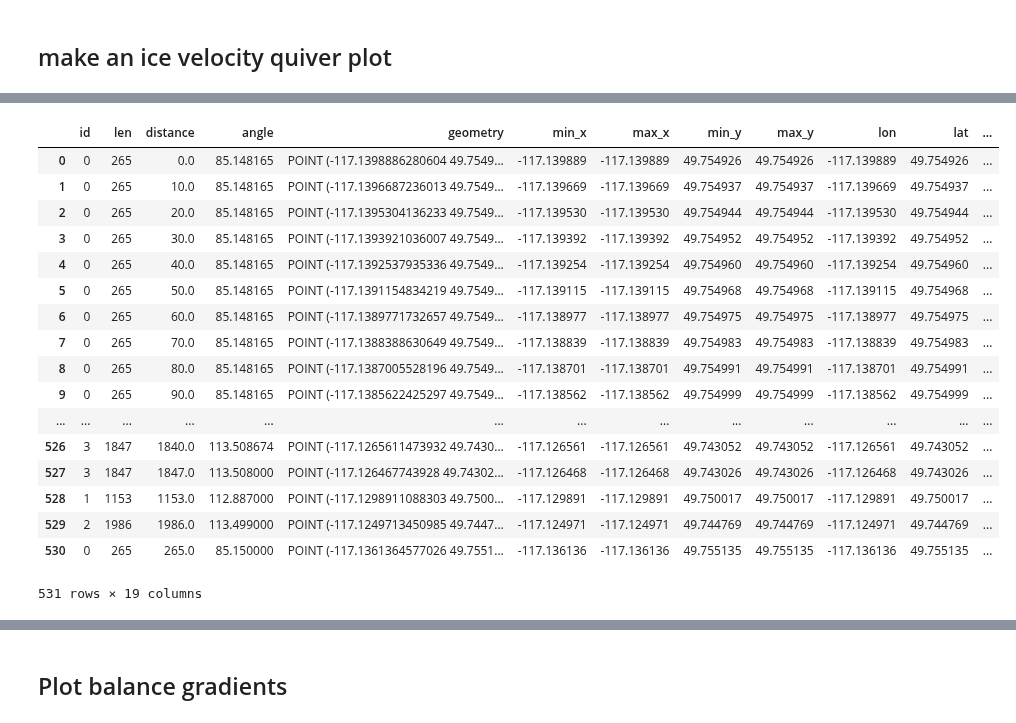
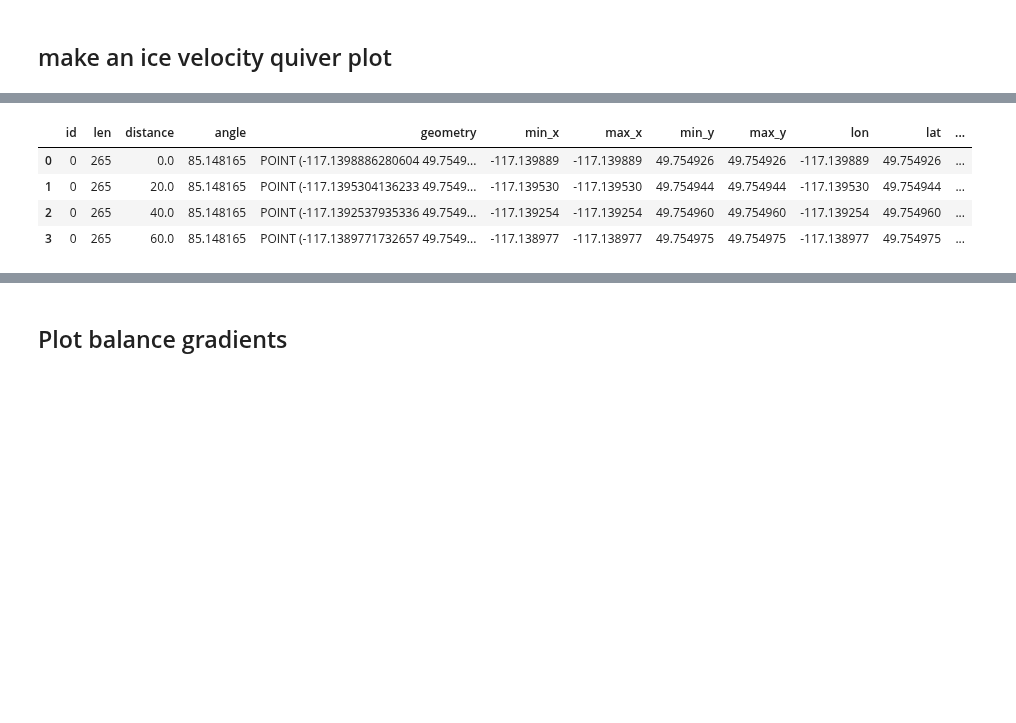
Before and after one commit to bpelto/ice_dynamics, a Jupyter notebook: flux_gate_velocity-Kokanee__wip.ipynb, the cells around one changed output, grey strips where cells are left out. Drawn from its saved outputs; the diff is of its cells as text; code cells hidden in the pictures; blank space fills up the shorter version.

```diff
--- a/flux_gate_velocity-Kokanee__wip.ipynb
+++ b/flux_gate_velocity-Kokanee__wip.ipynb
@@ -23,27 +20,24 @@ from rasterstats import zonal_stats
 # %%
 # season
-balance = 'ba'  # bw or ba (winter or annual)
-rho_snow = 470. # 470 kg m-3 geodetic or 457 glaciological, or...take given years obs. value
-year = 2017 # any of: 2016, 2017, 2018
+balance = 'Ba'  # Bw or Ba (winter or annual)
+# rho_snow = 445. # 470 kg m-3 geodetic or 457 glaciological, or...take given years obs. value
+year = 2018 # any of: 2016, 2017, 2018
 I = np.abs(year - 2016) # for selecting raster inputs
 
 gl = 0 # number to select glacier
 Glacier = ['Kokanee', 'Conrad']
 glacier = ['kokanee', 'conrad']
-d = 10. #20.  #distance between flux gate points
-Dint = 1.0 #depth integrated velocity ratio, 1.0= all sliding
+d = 20. # distance (meters) between flux gate points
+Dint = 0.9 #depth integrated velocity ratio, 1.0= all sliding
 sVZ = 4.91  #velocity against stake measurements
-sHopt = 0.1 #10.3 ## ME:10.3 m,  MAE:0.223 (percent ratio)
+spVZ = 0.216
+sHopt = 0.223 #10.3 ## ME:10.3 m,  MAE:0.223 (percent ratio)
 
 fl_path = '/home/pelto/Desktop/ice_flux/' + Glacier[gl] + '/'
 gpr_path = '/home/pelto/GIS/GPR/ComparisonData/'
 path = '/home/pelto/Desktop/lidar_cbt_analysis/kokanee/'
-vf_list = ['img1_20150419__img2_20160417_vmap_5m_35px_spm2/', 'img1_20160417__img2_20170521_vmap_5m_35px_spm2/',
-      'img1_20160417__img2_20170521_vmap_5m_35px_spm2/' ]#
-
-# vf_list = ['img1_20150419__img2_20160417_vmap_5m_35px_spm2/', 'img1_20160913__img2_20170521_vmap_5m_35px_spm2/',
-#       'img1_20160417__img2_20170521_vmap_5m_35px_spm2/' ]
-
+vf_list = ['img1_20160417__img2_20170521_vmap_5m_35px_spm2/', 'img1_20160417__img2_20170521_vmap_5m_35px_spm2/',
+           'img1_20160417__img2_20170521_vmap_5m_35px_spm2/' ]#'img1_20150419__img2_20160417_vmap_5m_35px_spm2/'
 
 vf = vf_list[I]
 vdir = '/home/pelto/Desktop/velocity_mapping/kokanee/' + vf
@@ -51,14 +45,14 @@ vdir = '/home/pelto/Desktop/velocity_mapping/kokanee/' + vf
 topo = '/home/pelto/Desktop/lidar_cbt_analysis/kokanee/20150912_kokanee_ppp_dem1_clip.tif'
 farinotti = gpr_path + 'RGI60-02/RGI60-02.00147_thickness.tif' #'RGI60-02.00147_thickness_srtm_corr.tif' #'RGI60-02/RGI60-02.00147'
 
-dhW_list = ['kokanee_2017_winter_dh_dt.tif', 'kokanee_2017_winter_dh_dt.tif', 'kokanee_2018_winter_dh_dt2.tif']
+dhW_list = ['kokanee_2016_winter_dh_dt.tif', 'kokanee_2017_winter_dh_dt.tif', 'kokanee_2018_winter_dh_dt2.tif']
 dhA_list = ['kokanee_2016_2015_dh_dt.tif', 'kokanee_2017_2016_dh_dt_filled.tif','kokanee_2018_2017_dh_dt_21.tif', 'kokanee_2018_2015_dh_dt_21.tif']
-if balance == 'bw':
+if balance == 'Bw':
     dh_r = path+ dhW_list[I]   #winter height change TIFF
 else:
     dh_r = path+  dhA_list[I] #Annual height change TIFF
 
-pts_file = fl_path + 'kokanee_gates_pts_10m_wgs84.shp'  ##must be WGS84 currently
+pts_file = fl_path + 'kokanee_gates_pts_20m_wgs84.shp'  ##must be WGS84 currently
 gates = fl_path+'Kok_flux_gates.shp'
 shpf = path + 'Kokanee/kok_all_glaciers_2015_dem.shp'   #GLIMS_BC/glims_all/all_glaciers_2016.shp'
 bins=fl_path+'kokanee_flux_bins.shp'
@@ -91,12 +85,19 @@ H_opt = H_opt_reproj.to_array(name='H_opt')
 
 farin_reproj= vx.salem.transform(farin)
 farin = farin_reproj.to_array(name='farin')
+srtm_corr = fl_path + 'kokanee_SRTM_diff_29m_utm_5m.tif'
+srtm_corr = salem.open_xr_dataset(srtm_corr)
+srtm_corr = srtm_corr.to_array(name='srtm_corr')
+srtm_corr.data[srtm_corr.data>10.0] = 0.0  ##remove positive anomalous values
+farin_corr = farin + srtm_corr
+farin_corr= farin_corr.rename('farin_corr')
 
 gpr.data[gpr.data<0] = np.nan
 gpr.data[gpr.data<1.5] = 0.0   #not having any effect
+VZ = np.sqrt(vx.data**2 + vy.data**2 )
 vx.data[msk.data==0] = np.nan
 vy.data[msk.data==0] = np.nan
-VZ = np.sqrt(vx.data**2 + vy.data**2 )
+
 VZ_off_ice = VZ.copy()
 VZ_off_ice[msk.data>0.0] = np.nan
 VZ_off_ice[VZ_off_ice==0.0] = np.nan
@@ -113,6 +114,7 @@ grid = vx.salem.grid  ##full view
 sm = Map(grid, countries=False)
 sm.set_lonlat_contours(interval=0)
 sm.set_scale_bar()
+
 sm.set_data(VZ) #, label='m')
 
 #      Change the lon-lat countour setting
@@ -124,7 +126,7 @@ gdf = salem.read_shapefile(shpf)
 sm.set_shapefile(gdf, linewidth=1)
 sm.set_shapefile(gates, linewidth=1.5, color='r')
 sm.visualize()
-plt.savefig(fl_path+ 'products/'+ glacier[gl] +'_thickness_gates.png', dpi=300)
+plt.savefig(fl_path+ 'products/'+ glacier[gl] +'ice_vel_gates.png', dpi=300)
 plt.show()
 # %% [output]
 2.0492704
@@ -236,9 +238,9 @@ vns = ['vx',
        'gpr',
        'H_opt',
        'dem',
-       'farin',
+       'farin_corr',
        #'msk',
        ]
 # %%
-M = xr.merge([vx,vy,gpr,H_opt,dem,farin]) #dem
+M = xr.merge([vx,vy,gpr,H_opt,dem,farin_corr]) #dem
 # %%
@@ -266,26 +255,13 @@ df
 for vn in vns:
     df[vn] = M[vn][0].interp(x=('z', df.x), y=('z', df.y))
 # %%
-df
+df[0:4]
 # %% [output]
 |  | id | len | distance | angle | geometry | min_x | max_x | min_y | max_y | lon | lat | ... |
 | 0 | 0 | 265 | 0.0 | 85.148165 | POINT (-117.1398886280604 49.7549... | -117.139889 | -117.139889 | 49.754926 | 49.754926 | -117.139889 | 49.754926 | ... |
-| 1 | 0 | 265 | 10.0 | 85.148165 | POINT (-117.1396687236013 49.7549... | -117.139669 | -117.139669 | 49.754937 | 49.754937 | -117.139669 | 49.754937 | ... |
-| 2 | 0 | 265 | 20.0 | 85.148165 | POINT (-117.1395304136233 49.7549... | -117.139530 | -117.139530 | 49.754944 | 49.754944 | -117.139530 | 49.754944 | ... |
-| 3 | 0 | 265 | 30.0 | 85.148165 | POINT (-117.1393921036007 49.7549... | -117.139392 | -117.139392 | 49.754952 | 49.754952 | -117.139392 | 49.754952 | ... |
-| 4 | 0 | 265 | 40.0 | 85.148165 | POINT (-117.1392537935336 49.7549... | -117.139254 | -117.139254 | 49.754960 | 49.754960 | -117.139254 | 49.754960 | ... |
-| 5 | 0 | 265 | 50.0 | 85.148165 | POINT (-117.1391154834219 49.7549... | -117.139115 | -117.139115 | 49.754968 | 49.754968 | -117.139115 | 49.754968 | ... |
-| 6 | 0 | 265 | 60.0 | 85.148165 | POINT (-117.1389771732657 49.7549... | -117.138977 | -117.138977 | 49.754975 | 49.754975 | -117.138977 | 49.754975 | ... |
-| 7 | 0 | 265 | 70.0 | 85.148165 | POINT (-117.1388388630649 49.7549... | -117.138839 | -117.138839 | 49.754983 | 49.754983 | -117.138839 | 49.754983 | ... |
-| 8 | 0 | 265 | 80.0 | 85.148165 | POINT (-117.1387005528196 49.7549... | -117.138701 | -117.138701 | 49.754991 | 49.754991 | -117.138701 | 49.754991 | ... |
-| 9 | 0 | 265 | 90.0 | 85.148165 | POINT (-117.1385622425297 49.7549... | -117.138562 | -117.138562 | 49.754999 | 49.754999 | -117.138562 | 49.754999 | ... |
-| ... | ... | ... | ... | ... | ... | ... | ... | ... | ... | ... | ... | ... |
-| 526 | 3 | 1847 | 1840.0 | 113.508674 | POINT (-117.1265611473932 49.7430... | -117.126561 | -117.126561 | 49.743052 | 49.743052 | -117.126561 | 49.743052 | ... |
-| 527 | 3 | 1847 | 1847.0 | 113.508000 | POINT (-117.126467743928 49.74302... | -117.126468 | -117.126468 | 49.743026 | 49.743026 | -117.126468 | 49.743026 | ... |
-| 528 | 1 | 1153 | 1153.0 | 112.887000 | POINT (-117.1298911088303 49.7500... | -117.129891 | -117.129891 | 49.750017 | 49.750017 | -117.129891 | 49.750017 | ... |
-| 529 | 2 | 1986 | 1986.0 | 113.499000 | POINT (-117.1249713450985 49.7447... | -117.124971 | -117.124971 | 49.744769 | 49.744769 | -117.124971 | 49.744769 | ... |
-| 530 | 0 | 265 | 265.0 | 85.150000 | POINT (-117.1361364577026 49.7551... | -117.136136 | -117.136136 | 49.755135 | 49.755135 | -117.136136 | 49.755135 | ... |
+| 1 | 0 | 265 | 20.0 | 85.148165 | POINT (-117.1395304136233 49.7549... | -117.139530 | -117.139530 | 49.754944 | 49.754944 | -117.139530 | 49.754944 | ... |
+| 2 | 0 | 265 | 40.0 | 85.148165 | POINT (-117.1392537935336 49.7549... | -117.139254 | -117.139254 | 49.754960 | 49.754960 | -117.139254 | 49.754960 | ... |
+| 3 | 0 | 265 | 60.0 | 85.148165 | POINT (-117.1389771732657 49.7549... | -117.138977 | -117.138977 | 49.754975 | 49.754975 | -117.138977 | 49.754975 | ... |
-531 rows × 19 columns
 # %%
 df_agg = df[['id', 'len', 'distance', 'angle', 'geometry', 'lon', 'lat']].copy()
 ii, jj = grid.transform(df['lon'], df['lat'], crs=salem.wgs84, nearest=True)
```
Also changed, not shown: parts of 49 cells of this notebook.
